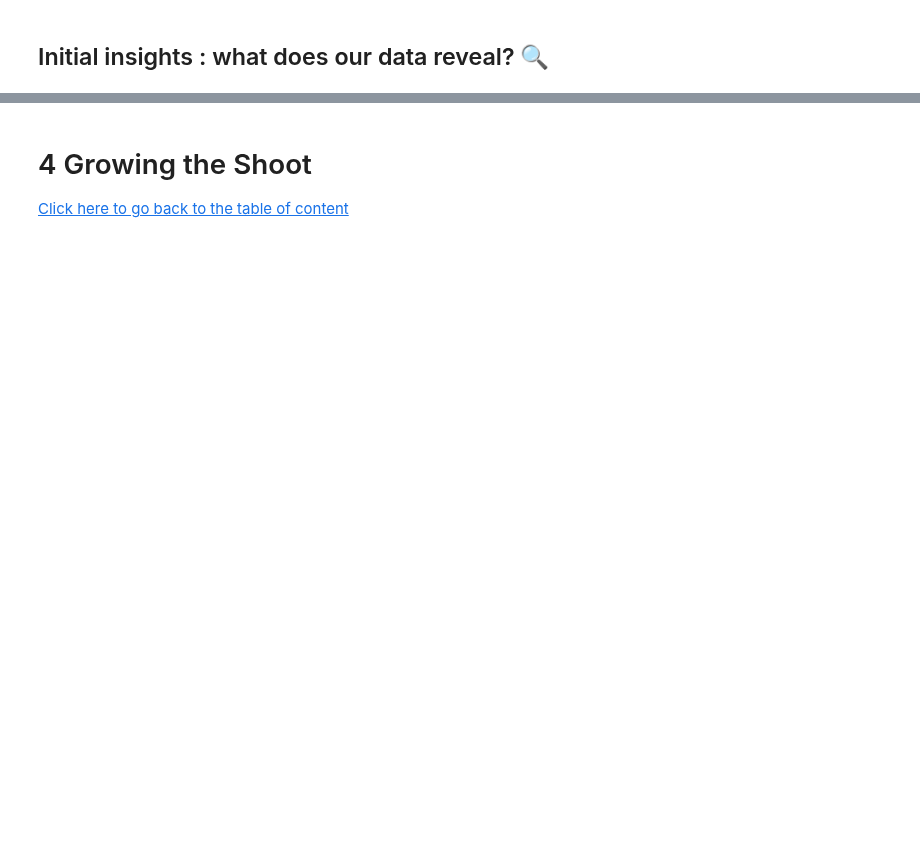
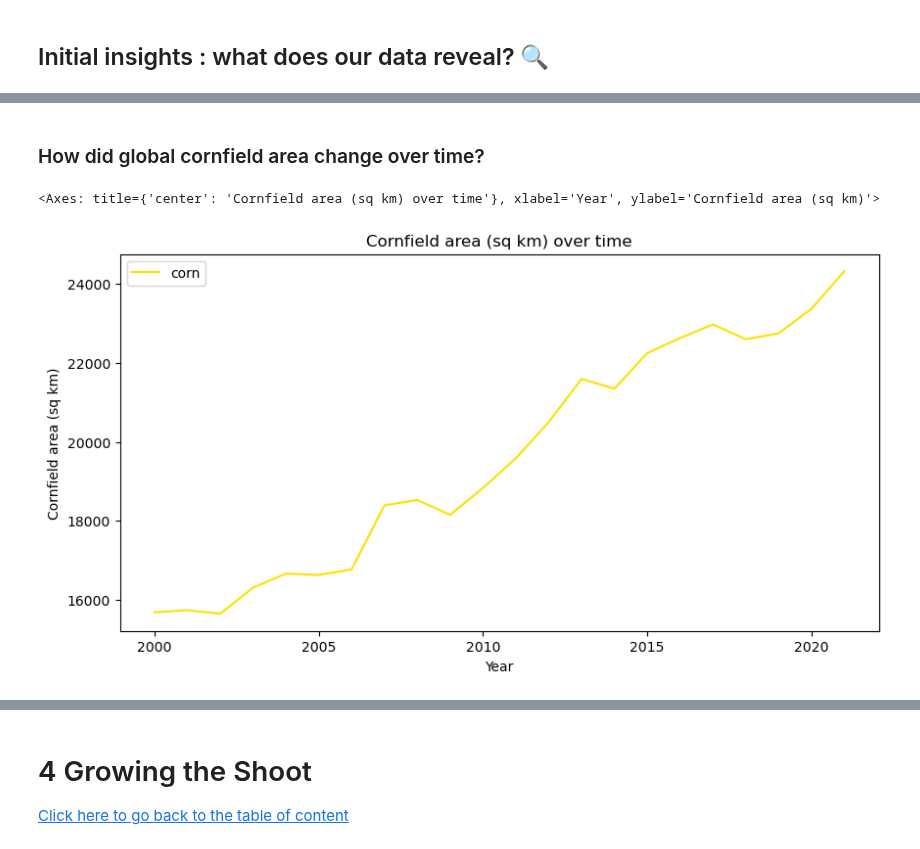
Before and after one commit to ZeliaDec/DataScience, a Jupyter notebook: Final_submission.ipynb, the cells around one changed output, grey strips where cells are left out. Cells and saved outputs as stored; diff of their text form; code cells hidden in the pictures; blank space fills up the shorter version.

```diff
--- a/Final_submission.ipynb
+++ b/Final_submission.ipynb
@@ -102,0 +122,9 @@ The relationship between corn expansion and deforestation is shaped by numerous
+# %% [markdown]
+### How did global cornfield area change over time?
+# %%
+# Lineplot to highlight the trend of cornfield area
+corn_area = df.groupby(by='year')['corn'].mean().reset_index()
+corn_area.plot.line(x='year',y='corn',color='#ffe000', title='Cornfield area (sq km) over time', xlabel='Year',ylabel='Cornfield area (sq km)',figsize=(10,5))
+# %% [output]
+<Axes: title={'center': 'Cornfield area (sq km) over time'}, xlabel='Year', ylabel='Cornfield area (sq km)'>
+[figure, added]
```
Also changed, not shown: parts of 29 cells of this notebook.
